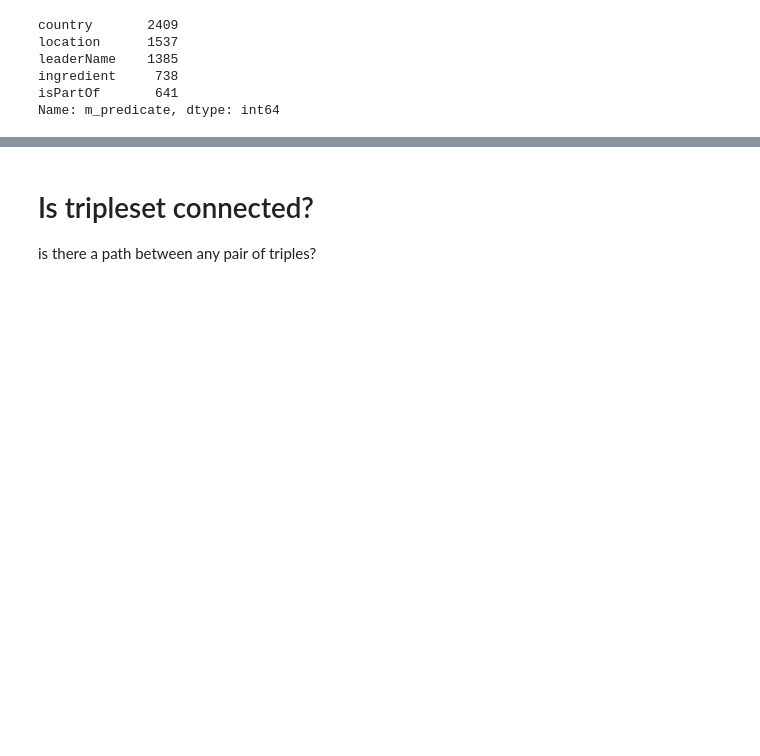
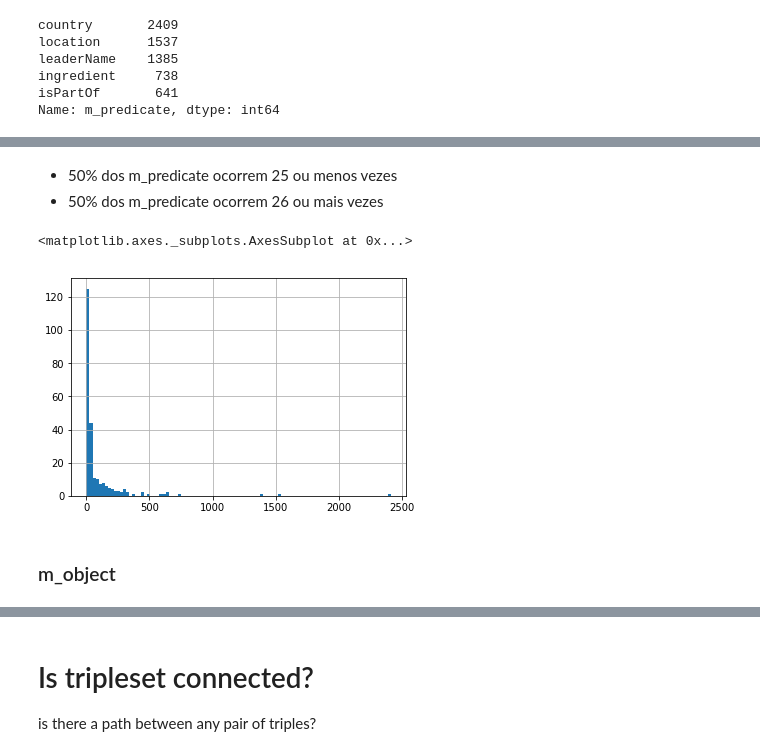
Before and after one commit to abevieiramota/challenge-webnlg, a Jupyter notebook: notebook/1 - Exploratory Data Analysis.ipynb, the cells around one changed output, grey strips where cells are left out. Drawn from its saved outputs; the diff is of its cells as text; code cells hidden in the pictures; blank space fills up the shorter version.

```diff
--- a/notebook/1 - Exploratory Data Analysis.ipynb
+++ b/notebook/1 - Exploratory Data Analysis.ipynb
@@ -528,0 +558,4 @@ Name: m_predicate, dtype: int64
+# %%
+m_predicate_vc = train_dev.mdf.m_predicate.value_counts()
+
+m_predicate_vc.describe(percentiles=[.5, .75, .9, .99])
@@ -528,0 +573,10 @@ Name: m_predicate, dtype: int64
+# %% [markdown]
+* 50% dos m_predicate ocorrem 25 ou menos vezes
+* 50% dos m_predicate ocorrem 26 ou mais vezes
+# %%
+m_predicate_vc.hist(bins=100)
+# %% [output]
+<matplotlib.axes._subplots.AxesSubplot at 0x...>
+[figure, added]
+# %% [markdown]
+### m_object
```
Also changed, not shown: parts of 10 cells of this notebook.
